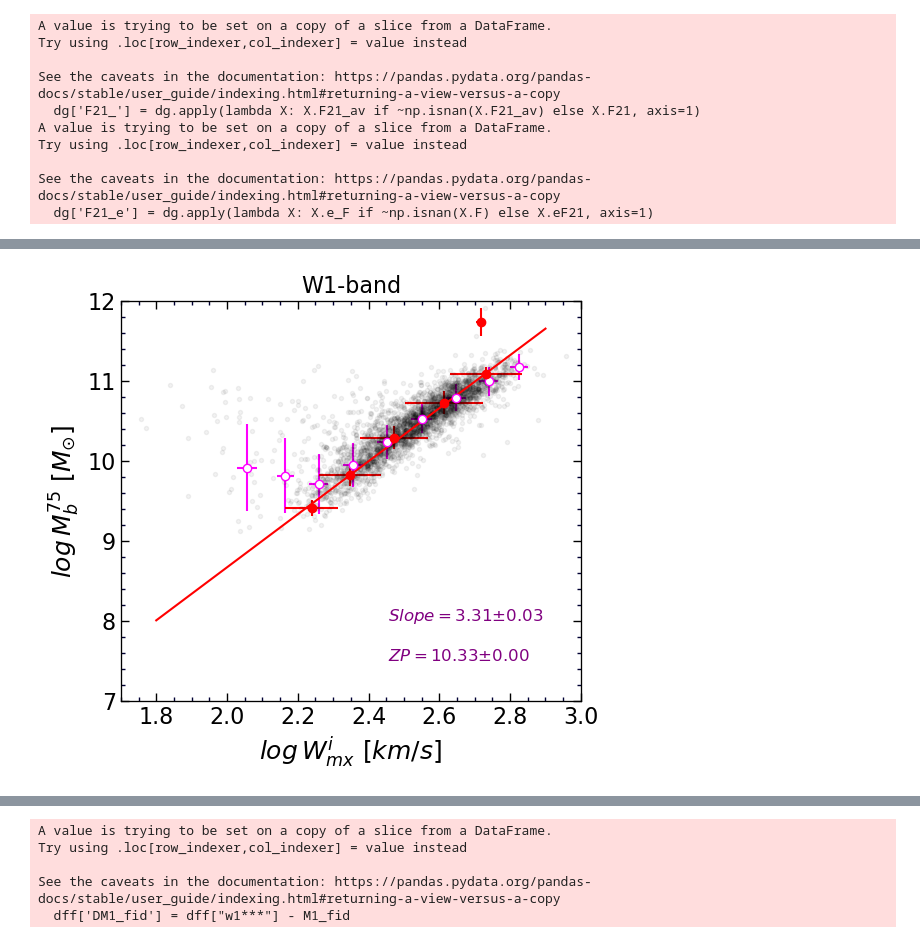
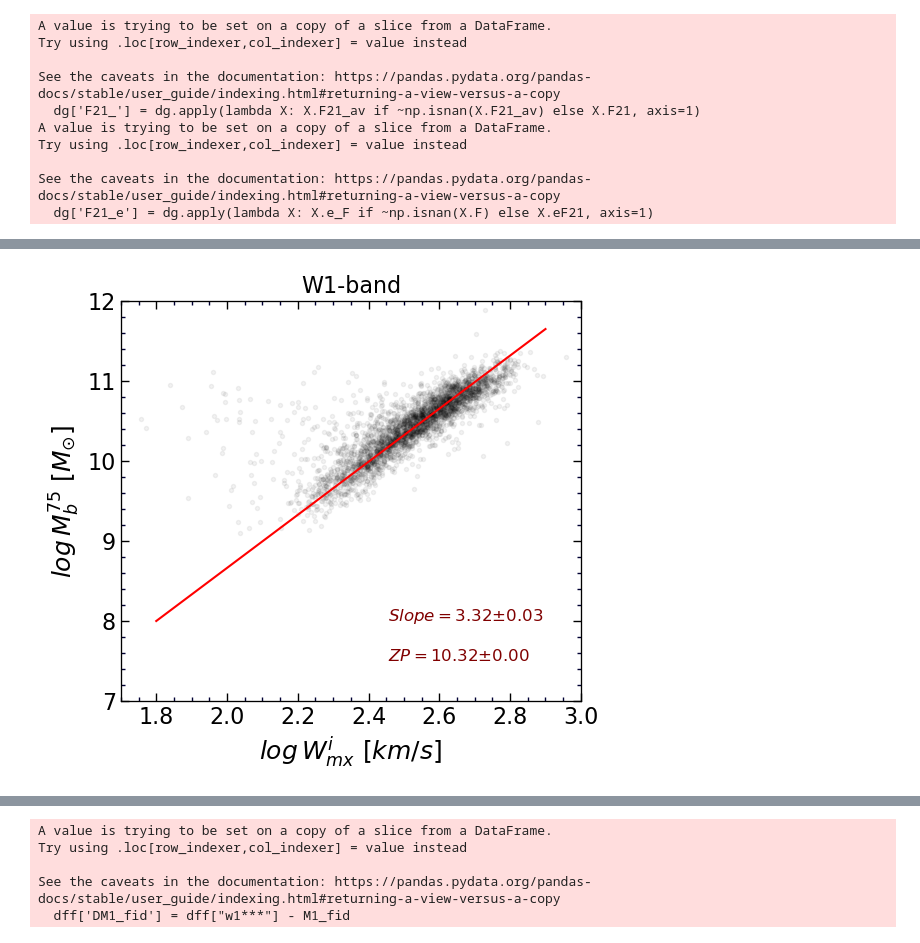
Before and after one commit to ekourkchi/test_TFRcatal, a Jupyter notebook: BTFR_W1.ipynb, the cells around one changed output, grey strips where cells are left out. Drawn from its saved outputs; the diff is of its cells as text; code cells hidden in the pictures.

```diff
--- a/BTFR_W1.ipynb
+++ b/BTFR_W1.ipynb
@@ -349,19 +353,19 @@ x = np.linspace(0,20000,1000)
 fit, cov = curve_fit(linear_m, X[(X>4000)&(X<10000)], Y[(X>4000)&(X<10000)])
 mc = fit[0] #; bc=fit[1]
 ax.plot(x, mc*x, '-', color='r')
-print(mc)
+print(mc, np.sqrt(cov))
 
-ff = np.polyfit(X[(X<5000)&(Y>-3)], Y[(X<5000)&(Y>-3)], 2)
-x = np.linspace(0,5000,1000)
-y = x*0.
-n = len(ff)
-for i in range(n):
-    y += ff[i]*x**(n-i-1)
+# ff, cov = np.polyfit(X[(X<5000)&(Y>-3)], Y[(X<5000)&(Y>-3)], 2, cov=True)
+# x = np.linspace(0,5000,1000)
+# y = x*0.
+# n = len(ff)
+# for i in range(n):
+#     y += ff[i]*x**(n-i-1)
 
 
 # ax.plot(x, y, '--', color='g')
 
-ax.set_ylabel(r'$log (M_{adj}/M_{obs})_{HI}$', fontsize=18)
-ax.set_xlabel(r'$Vmod \/\/ [km/s] $', fontsize=18)
+ax.set_ylabel(r'$log \/\widetilde{M}_{HI}  - log\/ M_{HI}$', fontsize=18)
+ax.set_xlabel(r'$V_{mod} \/\/ [km/s] $', fontsize=18)
 set_axes(ax, (0, 20000), (-3,3), fontsize=12)
 # %% [output]
@@ -462,6 +478,12 @@ ax = plt.subplot(gs[p]) ; p+=1
 
 ax.plot(logW, logMass, 'k.', alpha=0.05)
 
+# ID = dff.index.values
+# for i in range(len(ID)):
+#     if ID[i] in PGC_outlier_1:
+#         ax.plot([logW[i]], [logMass[i]], 'r.', alpha=0.5)
+#     if ID[i] in PGC_outlier_2:
+#         ax.plot([logW[i]], [logMass[i]], 'b.', alpha=0.5)
 
 w = np.linspace(1.8,2.9,100)
 ax.plot(w, m0*(w-2.5) + b0, 'r-')
@@ -472,11 +494,9 @@ print(m0,b0)
 print(m,b)
 
 
-# m0 = mcfit.ab[1]
-# dm0 = mcfit.ab_err[1]
-# b0 = mcfit.ab[0]
-# db0 = mcfit.ab_err[0]
-# ax.plot(w, m0*(w-2.5)+b0, 'g-')
+# mf = mcfit.ab[1]
+# bf = mcfit.ab[0]
+# ax.plot(w, mf*(w-2.5)+bf, 'g-')
 
 ax.set_xlabel(r'$log \/ W_{mx}^i \/\/[km/s]$', fontsize=18)
 ax.set_ylabel(r'$log \/ M_b^{75} \/\/ [M_{\odot}]$', fontsize=18)
@@ -486,37 +506,37 @@ ax.set_title("W1-band", fontsize=16)
 
 
 
-X = logW
-Y = logMass
-for i in np.arange(2,2.9,0.1):
-    xp = []
-    yp = []
-    for ii in range(len(X)):
-        xi = X[ii]
-        if xi>=i and xi<i+0.1:
-            xp.append(xi)
-            yp.append(Y[ii])
-    if len(xp)>0:
-        ax.errorbar(np.mean(xp), np.median(yp), yerr=np.std(yp), xerr=np.std(xp), fmt='o',
-                    color='magenta', ms=6, mfc='white')
+# X = logW
+# Y = logMass
+# for i in np.arange(2,2.9,0.1):
+#     xp = []
+#     yp = []
+#     for ii in range(len(X)):
+#         xi = X[ii]
+#         if xi>=i and xi<i+0.1:
+#             xp.append(xi)
+#             yp.append(Y[ii])
+#     if len(xp)>0:
+#         ax.errorbar(np.mean(xp), np.median(yp), yerr=np.std(yp), xerr=np.std(xp), fmt='o',
+#                     color='magenta', ms=6, mfc='white')
 
-for i in np.arange(8,12,0.5):
-    xp = []
-    yp = []
-    for ii in range(len(Y)):
-        xi = Y[ii]
-        if xi>=i and xi<i+0.5:
-            xp.append(xi)
-            yp.append(X[ii])
-    if len(xp)>0:
-        ax.errorbar(np.median(yp), np.median(xp), yerr=np.std(xp), xerr=np.std(yp), fmt='o',
-                    color='r', ms=6)
+# for i in np.arange(8,12,0.5):
+#     xp = []
+#     yp = []
+#     for ii in range(len(Y)):
+#         xi = Y[ii]
+#         if xi>=i and xi<i+0.5:
+#             xp.append(xi)
+#             yp.append(X[ii])
+#     if len(xp)>0:
+#         ax.errorbar(np.median(yp), np.median(xp), yerr=np.std(xp), xerr=np.std(yp), fmt='o',
+#                     color='r', ms=6)
 
 
 Ylm = ax.get_ylim() ; Xlm = ax.get_xlim()
 x0 = 0.42*Xlm[0]+0.58*Xlm[1]
 y0 = 0.80*Ylm[0]+0.2*Ylm[1]
-ax.text(x0,y0, r"$Slope = $"+"%.2f" % m0+'$\pm$'+"%.2f" % dm0, fontsize=12, color='purple')
+ax.text(x0,y0, r"$Slope = $"+"%.2f" % m0+'$\pm$'+"%.2f" % dm0, fontsize=12, color='maroon')
 y0 = 0.90*Ylm[0]+0.10*Ylm[1]
-ax.text(x0,y0, r"$ZP = $"+"%.2f" % b0+'$\pm$'+"%.2f" % db0, fontsize=12, color='purple')
+ax.text(x0,y0, r"$ZP = $"+"%.2f" % b0+'$\pm$'+"%.2f" % db0, fontsize=12, color='maroon')
 # %% [output]
@@ -543 +563 @@ Text(2.4539999999999997, 7.5, '$ZP = $10.33$\\pm$0.00')
-[figure, old version]
+[figure, new version]
```
Also changed, not shown: parts of 13 cells of this notebook, 4 other files.
